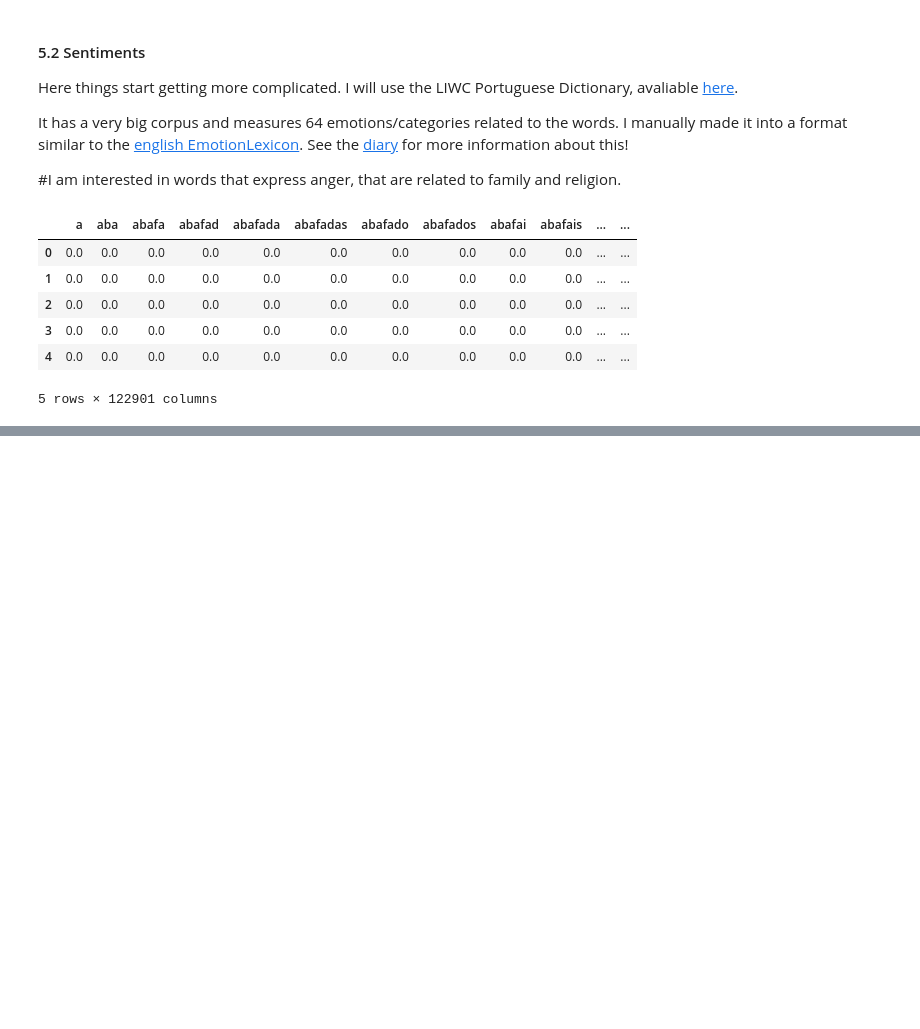
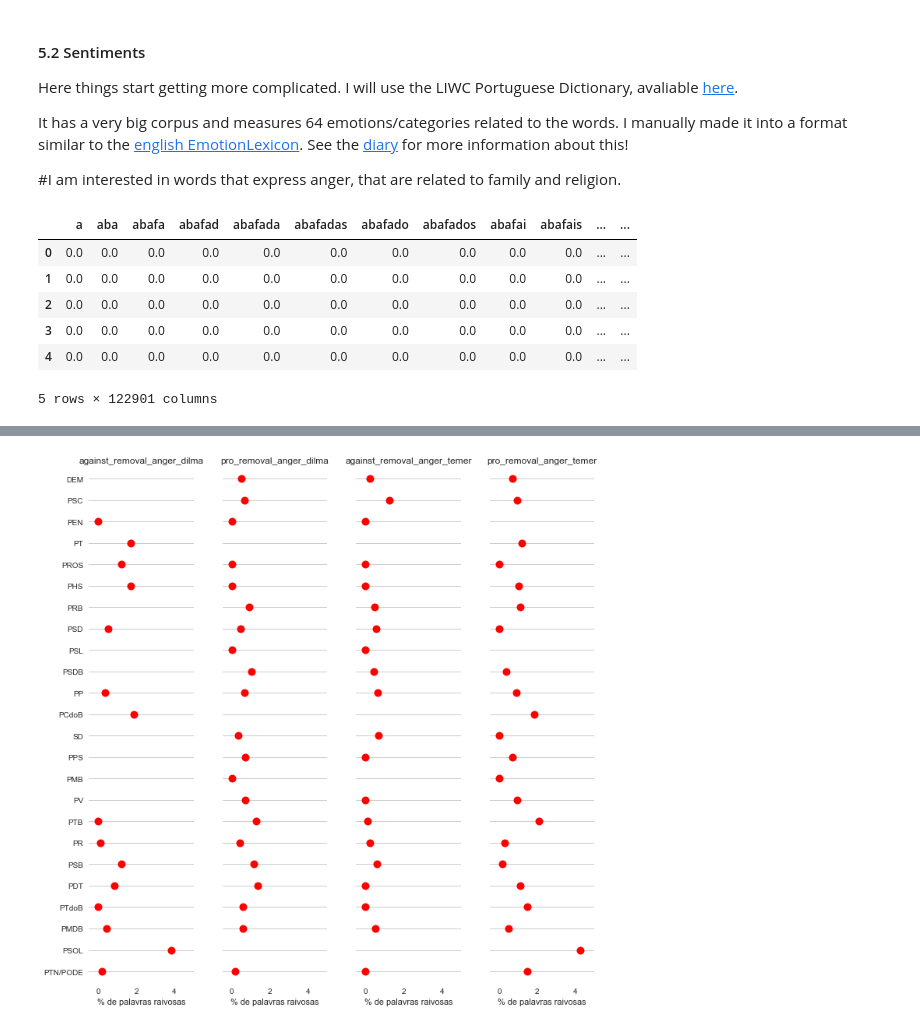
Before and after one commit to RodrigoMenegat/studio-projects, a Jupyter notebook: code/speeches-congress/cleaning+analysis.ipynb, the cells around one changed output, grey strips where cells are left out. Drawn from its saved outputs; the diff is of its cells as text; code cells hidden in the pictures; blank space fills up the shorter version.

```diff
--- a/code/speeches-congress/cleaning+analysis.ipynb
+++ b/code/speeches-congress/cleaning+analysis.ipynb
@@ -297,0 +379,6 @@ df[df.case=='Temer'].groupby('vote')['anger'].mean().sort_values(ascending=False
+# %%
+# This dataframe is the anger in speeches during Dilma's impeachment judgement, grouped by party and with type of vote as a columns
+dilma_anger = anger_df[anger_df.case=='Dilma'].groupby(['party','vote']).mean().reset_index().pivot(index='party',columns='vote').reset_index()
+dilma_anger.columns = dilma_anger.columns.droplevel()
+dilma_anger.columns = ['party','abstention_anger_dilma','against_removal_anger_dilma','pro_removal_anger_dilma']
+dilma_anger.head()
@@ -297,0 +392,6 @@ df[df.case=='Temer'].groupby('vote')['anger'].mean().sort_values(ascending=False
+# %%
+# This dataframe is the anger in speeches during Temer's corruption charges, grouped by party and with type of vote as a columns
+temer_anger = anger_df[anger_df.case=='Temer'].groupby(['party','vote']).mean().reset_index().pivot(index='party',columns='vote').reset_index()
+temer_anger.columns = temer_anger.columns.droplevel()
+temer_anger.columns = ['party','abstention_anger_temer','against_removal_anger_temer','pro_removal_anger_temer']
+temer_anger.head()
@@ -297,0 +405,5 @@ df[df.case=='Temer'].groupby('vote')['anger'].mean().sort_values(ascending=False
+# %%
+# Now I will concatenate those two dataframes horizontally and have a single big one
+merged_df = pd.merge(dilma_anger,temer_anger,on='party')
+merged_df['order_by_max'] = df.max(axis=1)
+merged_df.head()
@@ -297,0 +417,31 @@ df[df.case=='Temer'].groupby('vote')['anger'].mean().sort_values(ascending=False
+# %%
+#### Plot by party and kind of vote (pro-removal, against-removal)
+sns.set(style="whitegrid")
+
+# Make the PairGrid
+g = sns.PairGrid(merged_df.sort_values(by='order_by_max',ascending=False),
+                 x_vars=merged_df.columns[[2,3,5,6,]], y_vars=["party"],
+                 size=10, aspect=.25)
+
+# Draw a dot plot using the stripplot function
+g.map(sns.stripplot, size=10, orient="h",color='red',edgecolor="gray")
+
+# Use the same x axis limits on all columns and add better labels
+g.set(xlim=(-0.5, 5), xlabel="% de palavras raivosas", ylabel="")
+
+# Use semantically meaningful titles for the columns
+titles = merged_df.columns[[2,3,5,6,]]
+
+for ax, title in zip(g.axes.flat, titles):
+
+    # Set a different title for each axes
+    ax.set(title=title)
+
+    # Make the grid horizontal instead of vertical
+    ax.xaxis.grid(False)
+    ax.yaxis.grid(True)
+
+sns.despine(left=True, bottom=True)
+#plt.savefig('cat_anger.svg',transparent=True)
+# %% [output]
+[figure, added]
```
Also changed, not shown: parts of 35 cells of this notebook, 1 other file.
